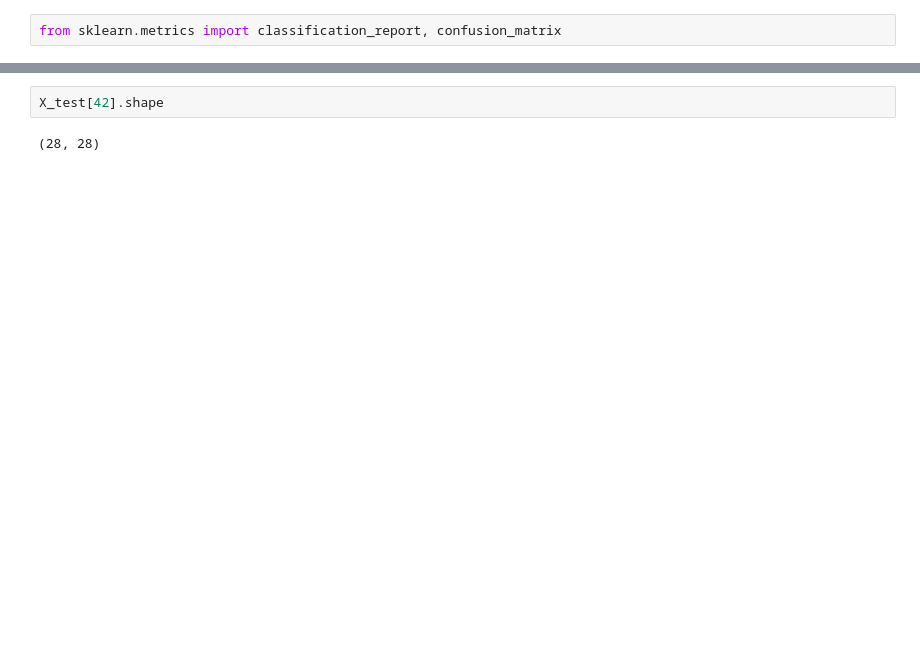
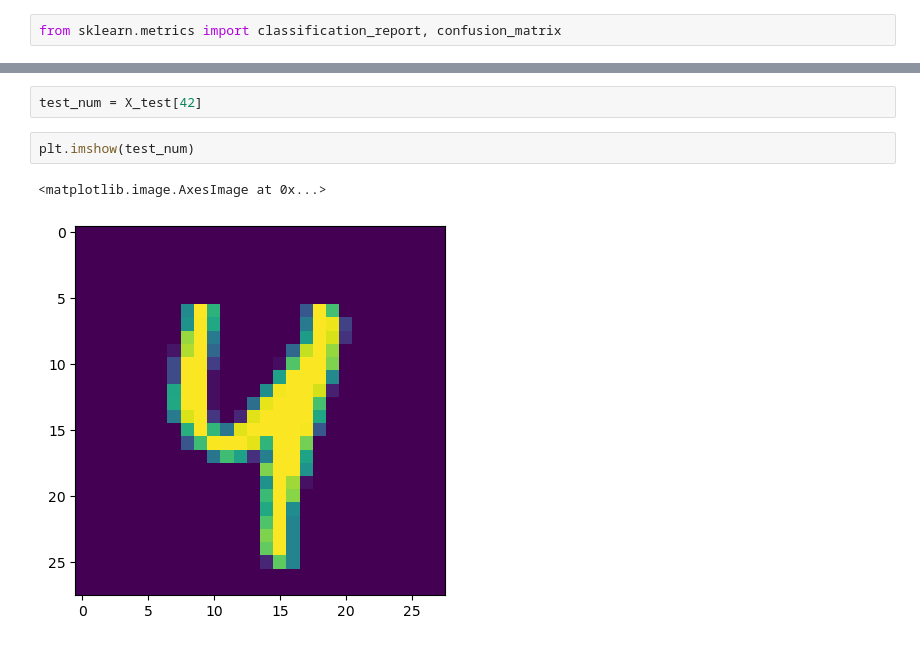
Before and after one commit to AtikshV/deep-learning-tensorflow, a Jupyter notebook: myCode/04/mnist_ann.ipynb, the cells around one changed output, grey strips where cells are left out. Saved outputs shown, nothing was run; the diff lists cells and outputs as text; blank space fills up the shorter version.

```diff
--- a/myCode/04/mnist_ann.ipynb
+++ b/myCode/04/mnist_ann.ipynb
@@ -137,5 +137,8 @@ array([[ 970,    0,    0,    1,    1,    1,    3,    1,    2,    1],
-# %%
-X_test[42].shape
-# %% [output]
-(28, 28)
+# %%
+test_num = X_test[42]
+# %%
+plt.imshow(test_num)
+# %% [output]
+<matplotlib.image.AxesImage at 0x...>
+[figure, added]
 # %%
```
Also changed, not shown: parts of 8 cells of this notebook, 5 other files.
